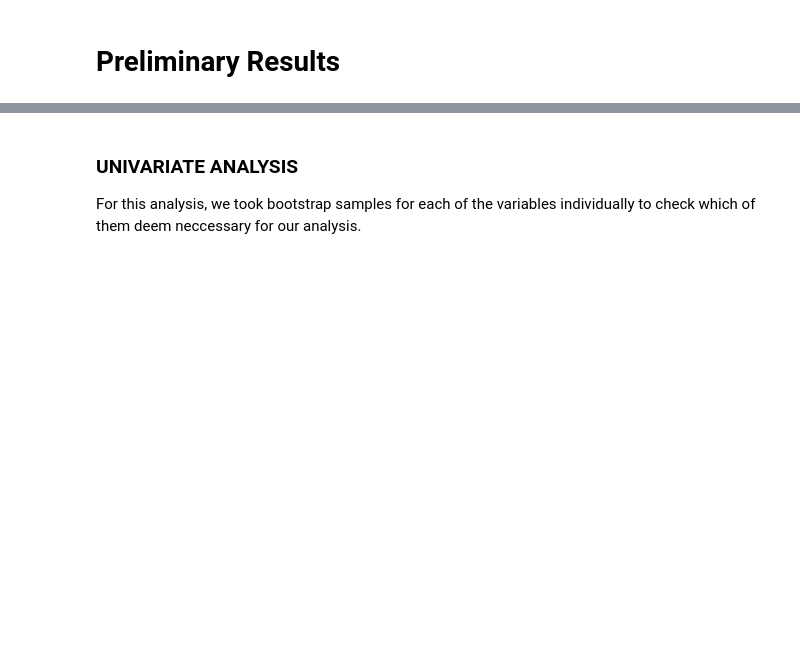
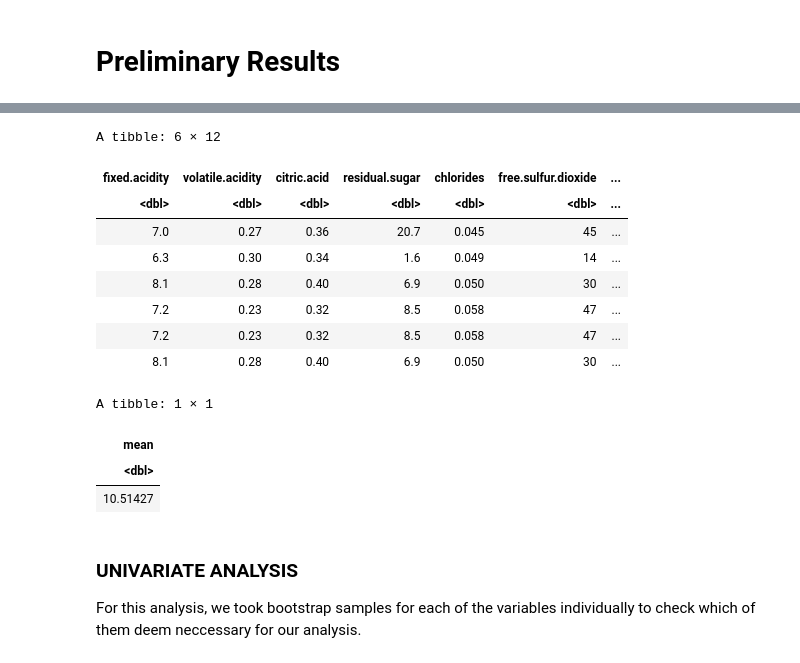
Before and after one commit to Jaskaran1116/STAT-201-Group-Project-23, a Jupyter notebook: analysis.ipynb, the cells around one changed output, grey strips where cells are left out. Saved outputs shown, nothing was run; the diff lists cells and outputs as text; code cells hidden in the pictures; blank space fills up the shorter version.

```diff
--- a/analysis.ipynb
+++ b/analysis.ipynb
@@ -60,3 +70,27 @@ A tibble: 6 × 12
+# %%
+wine_quality_white <- read_delim('winequality-white.csv', show_col_types = FALSE)
+names(wine_quality_white) <- make.names(names(wine_quality_white), unique = TRUE)
+
+
+white_wine_alc_mean <- wine_quality_white %>%
+    summarize(mean = mean(alcohol))
+
+head(wine_quality_white)
+white_wine_alc_mean
+# %% [output]
+A tibble: 6 × 12
+| fixed.acidity | volatile.acidity | citric.acid | residual.sugar | chlorides | free.sulfur.dioxide | ... |
+| <dbl> | <dbl> | <dbl> | <dbl> | <dbl> | <dbl> | ... |
+| 7.0 | 0.27 | 0.36 | 20.7 | 0.045 | 45 | ... |
+| 6.3 | 0.30 | 0.34 | 1.6 | 0.049 | 14 | ... |
+| 8.1 | 0.28 | 0.40 | 6.9 | 0.050 | 30 | ... |
+| 7.2 | 0.23 | 0.32 | 8.5 | 0.058 | 47 | ... |
+| 7.2 | 0.23 | 0.32 | 8.5 | 0.058 | 47 | ... |
+| 8.1 | 0.28 | 0.40 | 6.9 | 0.050 | 30 | ... |
+A tibble: 1 × 1
+| mean |
+| <dbl> |
+| 10.51427 |
 # %% [markdown]
 ### UNIVARIATE ANALYSIS
 
```
Also changed, not shown: parts of 13 cells of this notebook, 1 other file.
